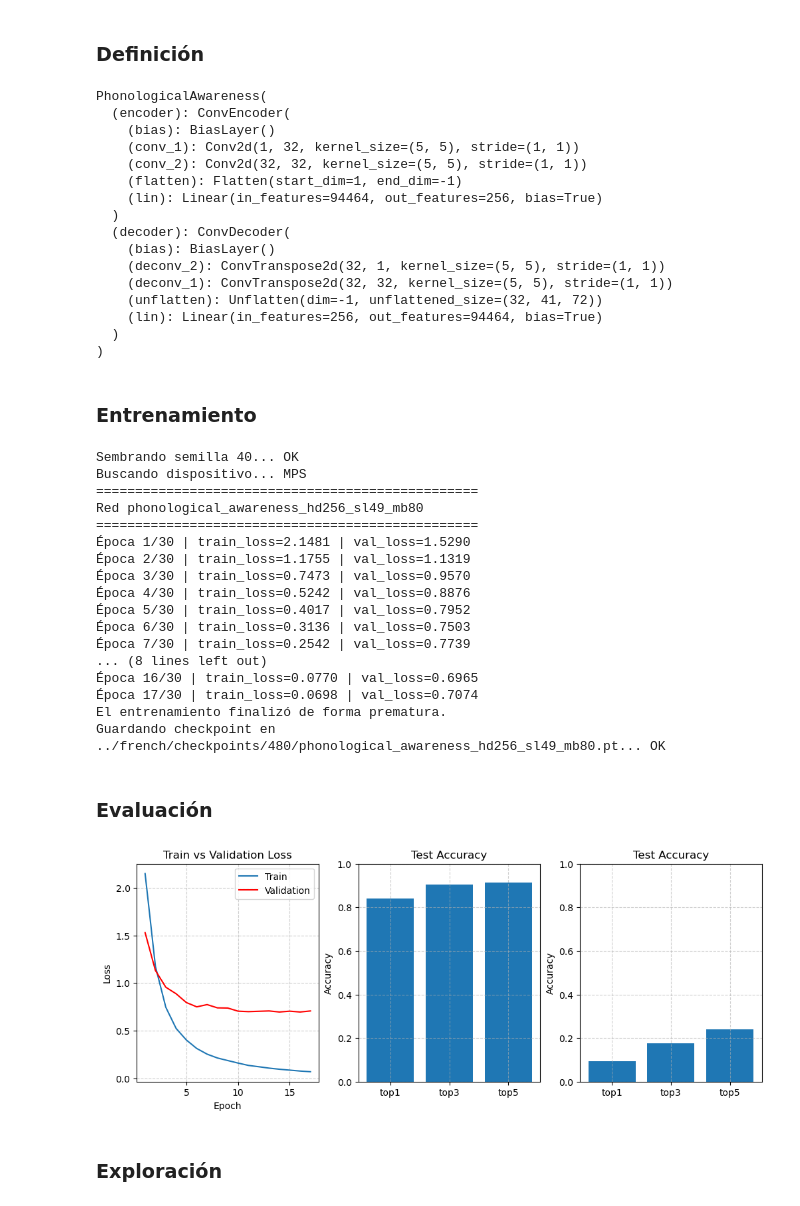
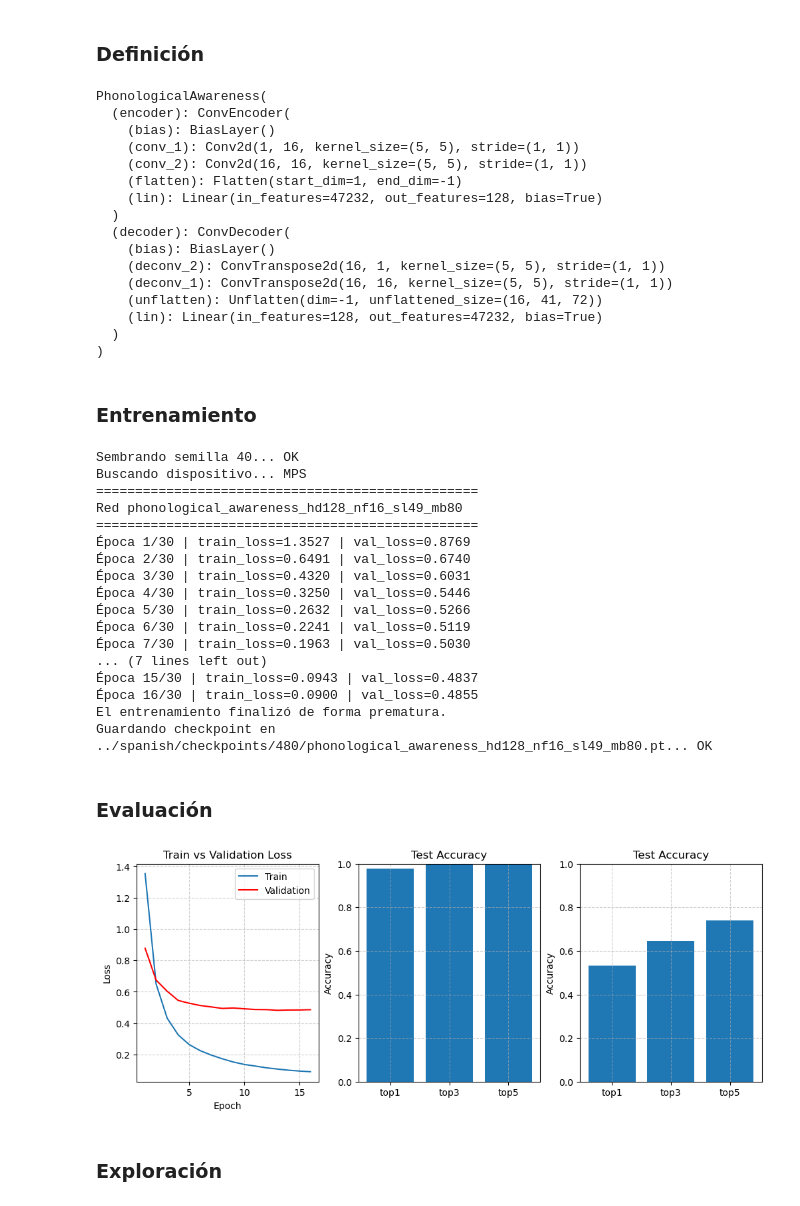
Before and after one commit to martindsq/from-speech, a Jupyter notebook: notebooks/Untitled-Copy1.ipynb, the cells around one changed output. Saved outputs shown, nothing was run; the diff lists cells and outputs as text; code cells hidden in the pictures.

```diff
--- a/notebooks/Untitled-Copy1.ipynb
+++ b/notebooks/Untitled-Copy1.ipynb
@@ -41,7 +41,7 @@ from pathlib import Path
 from cowaver.utils import encontrar_dispositivo
 
 # Idioma, puede ser "french" o "spanish"
-LANGUAGE = "french"
+LANGUAGE = "spanish"
 
 # Tamaño del dataset disponible
 DATASET_SIZE = 480
@@ -256,23 +256,23 @@ interactive(children=(IntSlider(value=0, description='idx', max=479), Output()),
 # %%
 from cowaver.modules.reading import PhonologicalAwareness
 
-phonological_awareness = PhonologicalAwareness()
+phonological_awareness = PhonologicalAwareness(h_dim=128, n_filters=16)
 print(phonological_awareness)
 # %% [output]
 PhonologicalAwareness(
   (encoder): ConvEncoder(
     (bias): BiasLayer()
-    (conv_1): Conv2d(1, 32, kernel_size=(5, 5), stride=(1, 1))
-    (conv_2): Conv2d(32, 32, kernel_size=(5, 5), stride=(1, 1))
+    (conv_1): Conv2d(1, 16, kernel_size=(5, 5), stride=(1, 1))
+    (conv_2): Conv2d(16, 16, kernel_size=(5, 5), stride=(1, 1))
     (flatten): Flatten(start_dim=1, end_dim=-1)
-    (lin): Linear(in_features=94464, out_features=256, bias=True)
+    (lin): Linear(in_features=47232, out_features=128, bias=True)
   )
   (decoder): ConvDecoder(
     (bias): BiasLayer()
-    (deconv_2): ConvTranspose2d(32, 1, kernel_size=(5, 5), stride=(1, 1))
-    (deconv_1): ConvTranspose2d(32, 32, kernel_size=(5, 5), stride=(1, 1))
-    (unflatten): Unflatten(dim=-1, unflattened_size=(32, 41, 72))
-    (lin): Linear(in_features=256, out_features=94464, bias=True)
+    (deconv_2): ConvTranspose2d(16, 1, kernel_size=(5, 5), stride=(1, 1))
+    (deconv_1): ConvTranspose2d(16, 16, kernel_size=(5, 5), stride=(1, 1))
+    (unflatten): Unflatten(dim=-1, unflattened_size=(16, 41, 72))
+    (lin): Linear(in_features=128, out_features=47232, bias=True)
   )
 )
 # %% [markdown]
@@ -294,9 +294,9 @@ programme = TrainProgramme(
 # Uncomment to train
 #
 sembrar_semilla(40)
-phonological_awareness = PhonologicalAwareness()
+phonological_awareness = PhonologicalAwareness(h_dim=128, n_filters=16)
 
-speech_autoencoder = SpeechAutoEncoder()
+speech_autoencoder = SpeechAutoEncoder(h_dim=128, n_filters=16)
 cargar_checkpoint(speech_autoencoder, folder=checkpoints_path, silent=True)
 phonological_awareness.load_state_dict(speech_autoencoder.state_dict())
 
@@ -306,40 +306,40 @@ guardar_checkpoint(phonological_awareness, train_history=train_history, programm
 Sembrando semilla 40... OK
 Buscando dispositivo... MPS
 =================================================
-Red phonological_awareness_hd256_sl49_mb80
+Red phonological_awareness_hd128_nf16_sl49_mb80
 =================================================
-Época 1/30 | train_loss=2.1481 | val_loss=1.5290
-Época 2/30 | train_loss=1.1755 | val_loss=1.1319
-Época 3/30 | train_loss=0.7473 | val_loss=0.9570
-Época 4/30 | train_loss=0.5242 | val_loss=0.8876
-Época 5/30 | train_loss=0.4017 | val_loss=0.7952
-Época 6/30 | train_loss=0.3136 | val_loss=0.7503
-Época 7/30 | train_loss=0.2542 | val_loss=0.7739
-... (8 lines left out)
-Época 16/30 | train_loss=0.0770 | val_loss=0.6965
-Época 17/30 | train_loss=0.0698 | val_loss=0.7074
+Época 1/30 | train_loss=1.3527 | val_loss=0.8769
+Época 2/30 | train_loss=0.6491 | val_loss=0.6740
+Época 3/30 | train_loss=0.4320 | val_loss=0.6031
+Época 4/30 | train_loss=0.3250 | val_loss=0.5446
+Época 5/30 | train_loss=0.2632 | val_loss=0.5266
+Época 6/30 | train_loss=0.2241 | val_loss=0.5119
+Época 7/30 | train_loss=0.1963 | val_loss=0.5030
+... (7 lines left out)
+Época 15/30 | train_loss=0.0943 | val_loss=0.4837
+Época 16/30 | train_loss=0.0900 | val_loss=0.4855
 El entrenamiento finalizó de forma prematura.
-Guardando checkpoint en ../french/checkpoints/480/phonological_awareness_hd256_sl49_mb80.pt... OK
+Guardando checkpoint en ../spanish/checkpoints/480/phonological_awareness_hd128_nf16_sl49_mb80.pt... OK
 # %% [markdown]
 ### Evaluación
 # %%
 from cowaver.modules.reading import PhonologicalAwareness
 from cowaver.utils import evaluar_red
 from cowaver.checkpoints import cargar_checkpoint
 from cowaver.plots import graficar_train_history, graficar_test_results
 
-phonological_awareness = PhonologicalAwareness()
+phonological_awareness = PhonologicalAwareness(h_dim=128, n_filters=16)
 train_history = cargar_checkpoint(phonological_awareness, folder=checkpoints_path, silent=True)
 training_test_results = evaluar_red(phonological_awareness, training_data)
 generalization_test_results = evaluar_red(phonological_awareness, generalization_data)
 
 fig, axes = plt.subplots(1, 3, figsize=(10, 4), layout="constrained")
 graficar_train_history(train_history, ax=axes[0])
 graficar_test_results(training_test_results, ax=axes[1])
 graficar_test_results(generalization_test_results, ax=axes[2])
 plt.show()
 # %% [output]
-[figure, old version]
+[figure, new version]
 # %% [markdown]
 ### Exploración
 # %%
```
Also changed, not shown: parts of 12 cells of this notebook, 1 other file.
